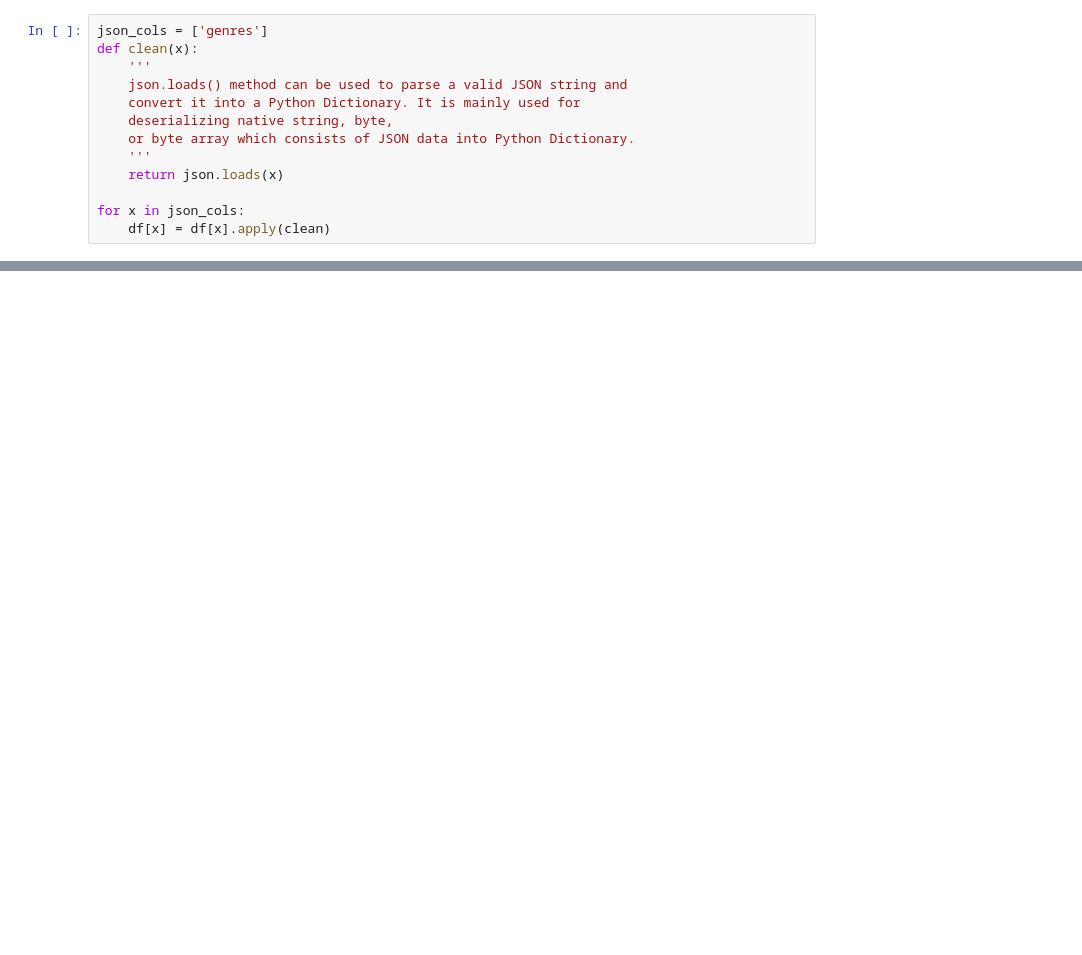
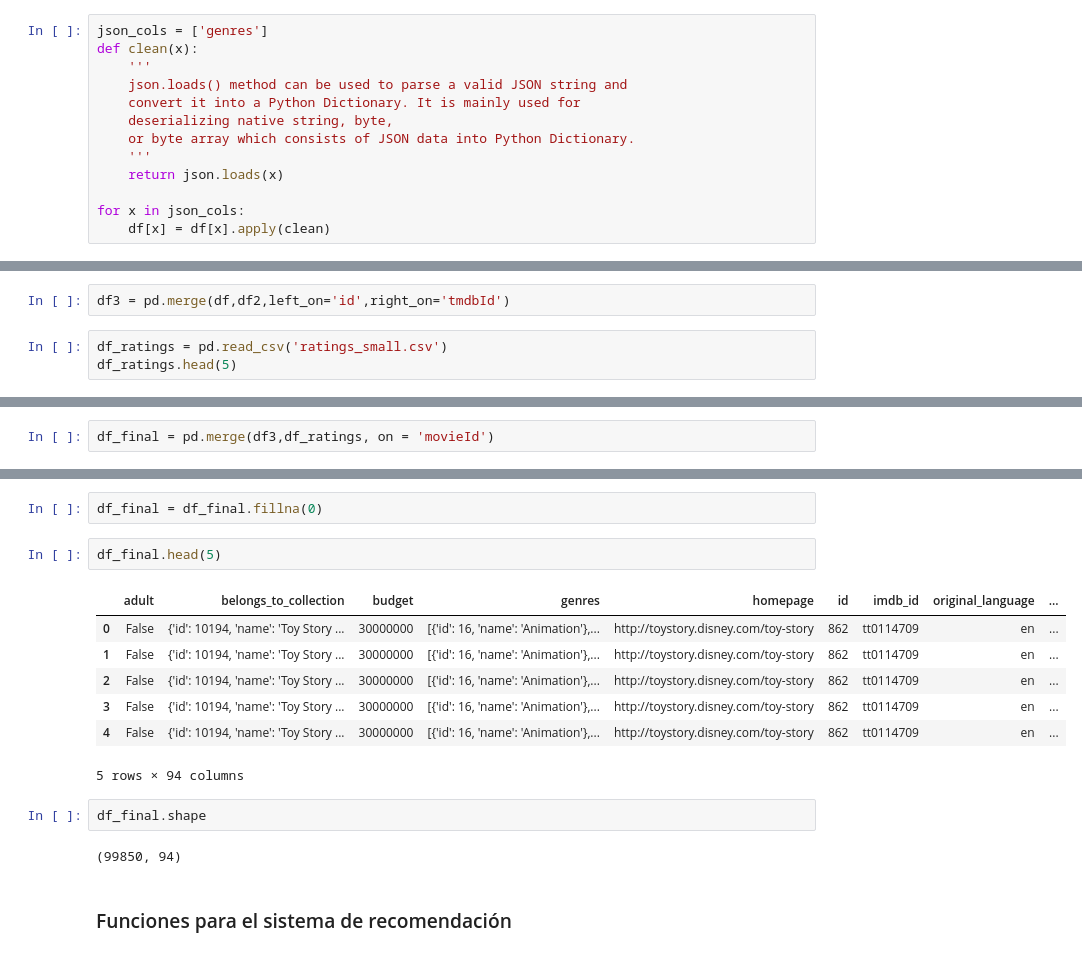
Before and after one commit to BorisRendon/EML_Lab7, a Jupyter notebook: Recomendaciones.ipynb, the cells around one changed output, grey strips where cells are left out. Cells and saved outputs as stored; diff of their text form; blank space fills up the shorter version.

```diff
--- a/Recomendaciones.ipynb
+++ b/Recomendaciones.ipynb
@@ -55,0 +129,5 @@ Index(['adult', 'belongs_to_collection', 'budget', 'genres', 'homepage', 'id',
+# %%
+df3 = pd.merge(df,df2,left_on='id',right_on='tmdbId')
+# %%
+df_ratings = pd.read_csv('ratings_small.csv')
+df_ratings.head(5)
@@ -55,0 +144,2 @@ Index(['adult', 'belongs_to_collection', 'budget', 'genres', 'homepage', 'id',
+# %%
+df_final = pd.merge(df3,df_ratings, on = 'movieId')
@@ -55,0 +166,18 @@ Index(['adult', 'belongs_to_collection', 'budget', 'genres', 'homepage', 'id',
+# %%
+df_final = df_final.fillna(0)
+# %%
+df_final.head(5)
+# %% [output]
+|  | adult | belongs_to_collection | budget | genres | homepage | id | imdb_id | original_language | ... |
+| 0 | False | {'id': 10194, 'name': 'Toy Story ... | 30000000 | [{'id': 16, 'name': 'Animation'},... | http://toystory.disney.com/toy-story | 862 | tt0114709 | en | ... |
+| 1 | False | {'id': 10194, 'name': 'Toy Story ... | 30000000 | [{'id': 16, 'name': 'Animation'},... | http://toystory.disney.com/toy-story | 862 | tt0114709 | en | ... |
+| 2 | False | {'id': 10194, 'name': 'Toy Story ... | 30000000 | [{'id': 16, 'name': 'Animation'},... | http://toystory.disney.com/toy-story | 862 | tt0114709 | en | ... |
+| 3 | False | {'id': 10194, 'name': 'Toy Story ... | 30000000 | [{'id': 16, 'name': 'Animation'},... | http://toystory.disney.com/toy-story | 862 | tt0114709 | en | ... |
+| 4 | False | {'id': 10194, 'name': 'Toy Story ... | 30000000 | [{'id': 16, 'name': 'Animation'},... | http://toystory.disney.com/toy-story | 862 | tt0114709 | en | ... |
+5 rows × 94 columns
+# %%
+df_final.shape
+# %% [output]
+(99850, 94)
+# %% [markdown]
+### Funciones para el sistema de recomendación
```
Also changed, not shown: parts of 13 cells of this notebook, 1 other file.
